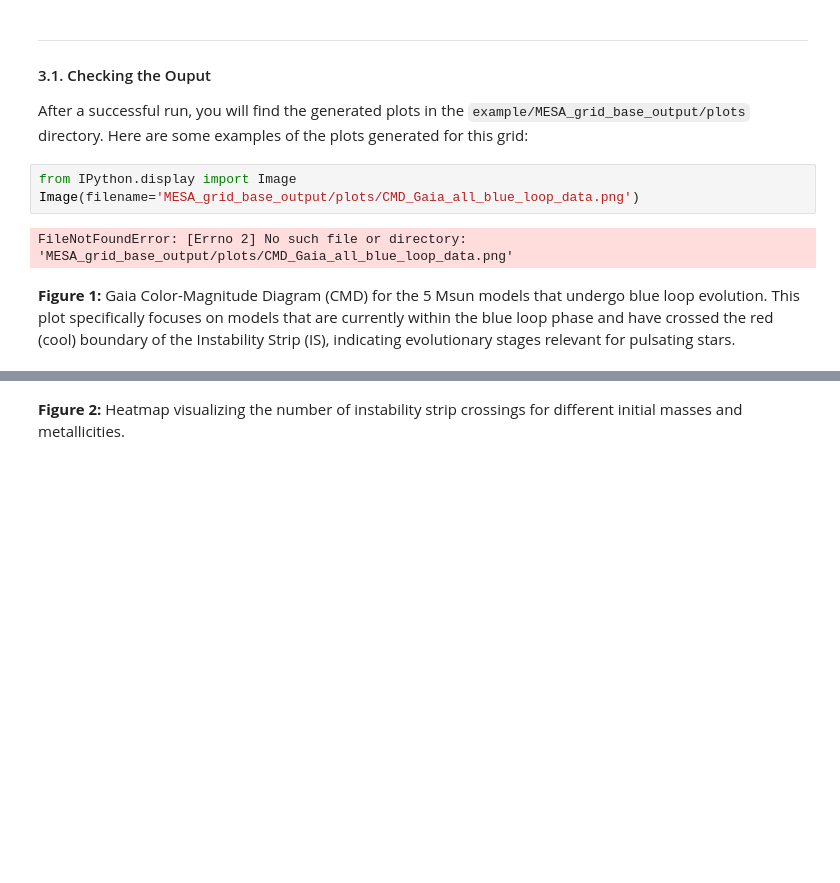
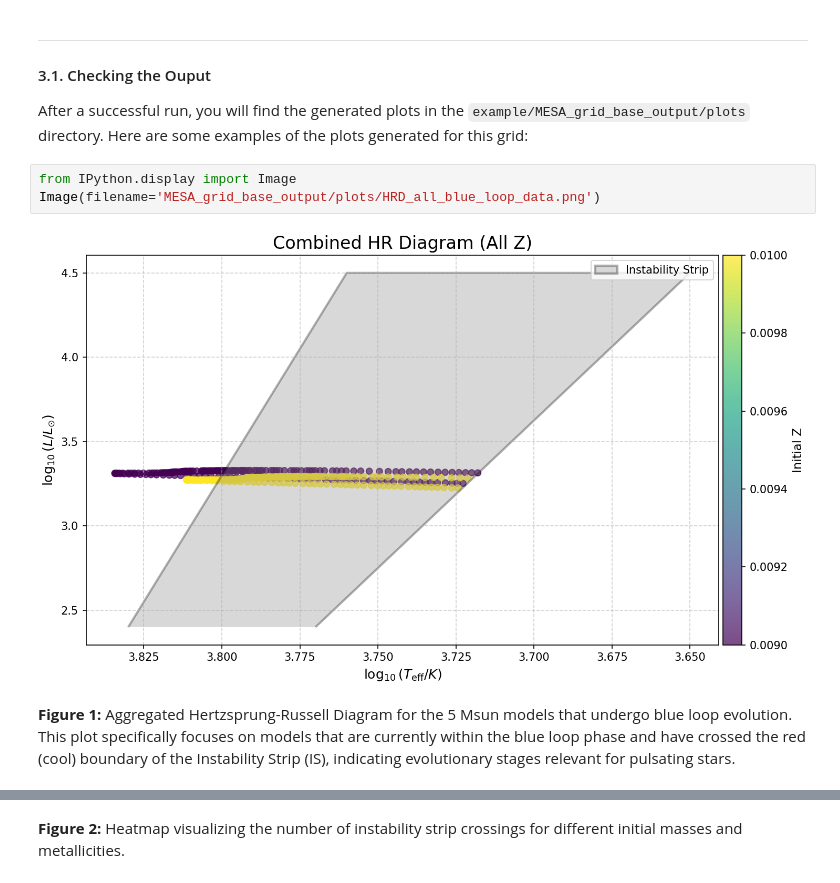
Before and after one commit to tnehezd/mesalab, a Jupyter notebook: docs/colab_notebooks/mesalab_mesa_grid_base_tutorial.ipynb, the cells around one changed output, grey strips where cells are left out. Saved outputs shown, nothing was run; the diff lists cells and outputs as text; blank space fills up the shorter version.

```diff
--- a/docs/colab_notebooks/mesalab_mesa_grid_base_tutorial.ipynb
+++ b/docs/colab_notebooks/mesalab_mesa_grid_base_tutorial.ipynb
@@ -171,10 +162,10 @@ matplotlib.use('Agg')
 After a successful run, you will find the generated plots in the `example/MESA_grid_base_output/plots` directory. Here are some examples of the plots generated for this grid:
 # %%
 from IPython.display import Image
-Image(filename='MESA_grid_base_output/plots/CMD_Gaia_all_blue_loop_data.png')
+Image(filename='MESA_grid_base_output/plots/HRD_all_blue_loop_data.png')
 # %% [output]
-FileNotFoundError: [Errno 2] No such file or directory: 'MESA_grid_base_output/plots/CMD_Gaia_all_blue_loop_data.png'
+[figure, added]
 # %% [markdown]
-**Figure 1:** Gaia Color-Magnitude Diagram (CMD) for the 5 Msun models that undergo blue loop evolution. This plot specifically focuses on models that are currently within the blue loop phase and have crossed the red (cool) boundary of the Instability Strip (IS), indicating evolutionary stages relevant for pulsating stars.
+**Figure 1:** Aggregated Hertzsprung-Russell Diagram for the 5 Msun models that undergo blue loop evolution. This plot specifically focuses on models that are currently within the blue loop phase and have crossed the red (cool) boundary of the Instability Strip (IS), indicating evolutionary stages relevant for pulsating stars.
 # %%
 Image(filename='MESA_grid_base_output/plots/mesa_grid_blue_loop_heatmap.png')
```
Also changed, not shown: parts of 7 cells of this notebook.
